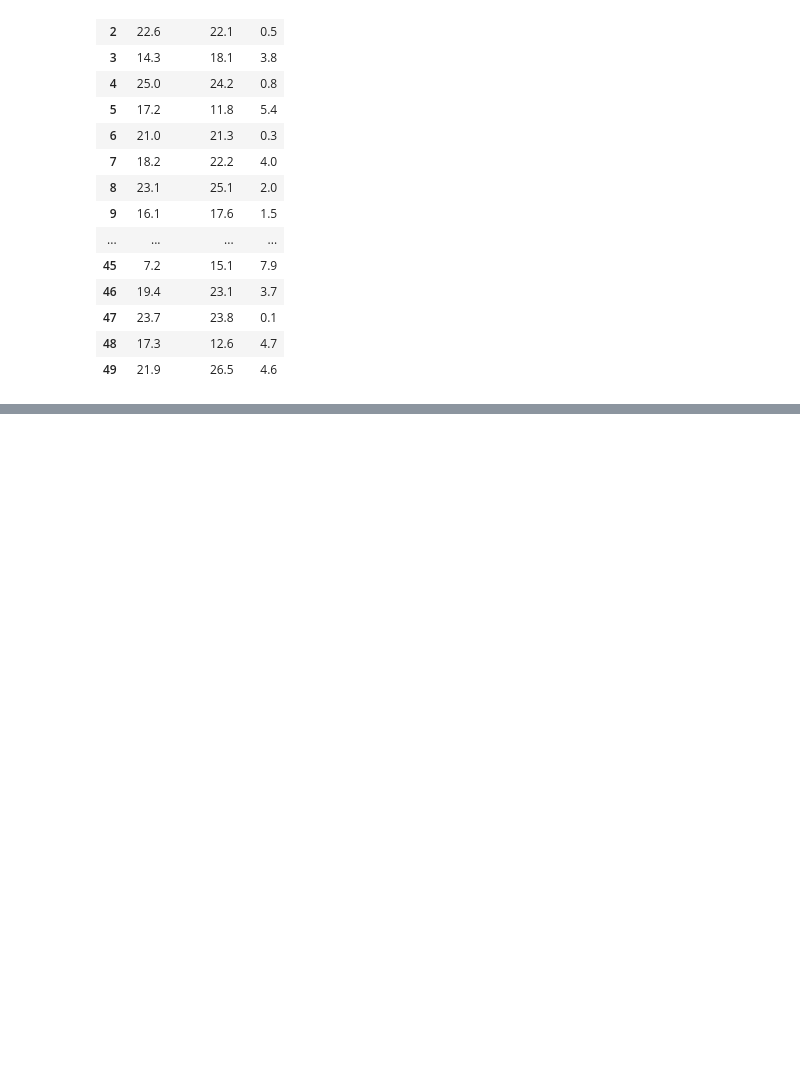
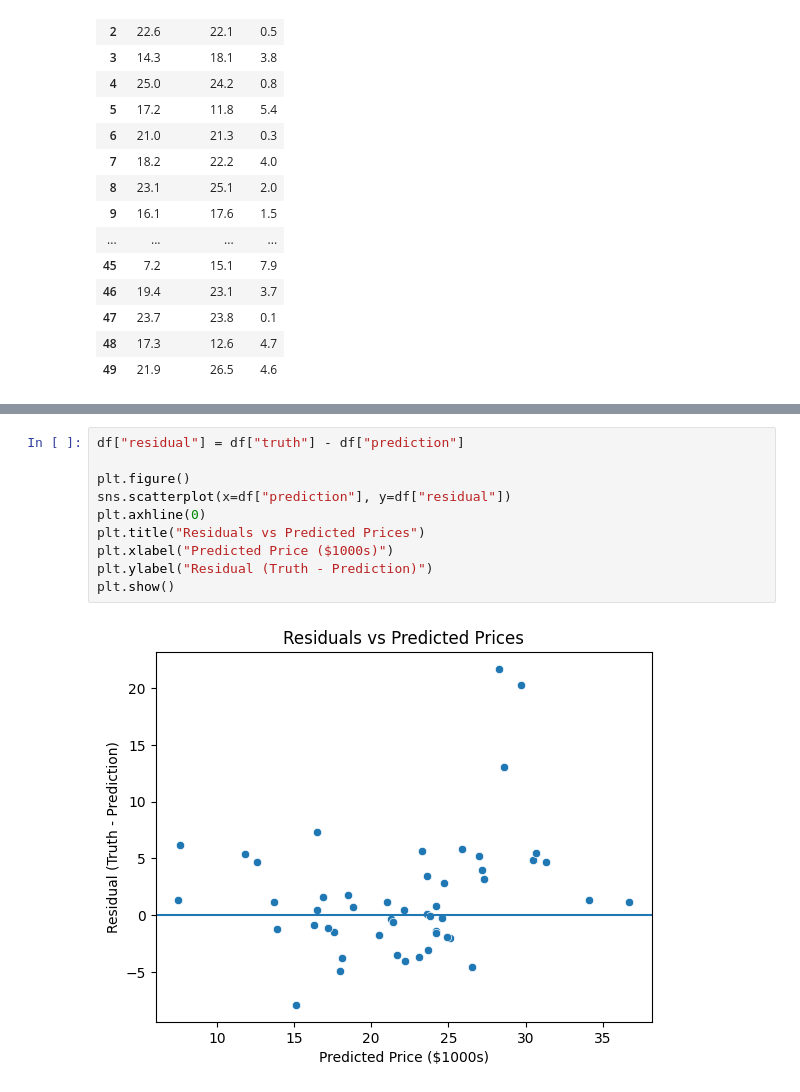
Before and after one commit to DimitarMalamski/house_price_predictor, a Jupyter notebook: house-price-predictor-dimitar.ipynb, the cells around one changed output, grey strips where cells are left out. Drawn from its saved outputs; the diff is of its cells as text; blank space fills up the shorter version.

```diff
--- a/house-price-predictor-dimitar.ipynb
+++ b/house-price-predictor-dimitar.ipynb
@@ -208,0 +280,12 @@ df
+# %%
+df["residual"] = df["truth"] - df["prediction"]
+
+plt.figure()
+sns.scatterplot(x=df["prediction"], y=df["residual"])
+plt.axhline(0)
+plt.title("Residuals vs Predicted Prices")
+plt.xlabel("Predicted Price ($1000s)")
+plt.ylabel("Residual (Truth - Prediction)")
+plt.show()
+# %% [output]
+[figure, added]
```
Also changed, not shown: parts of 9 cells of this notebook.
